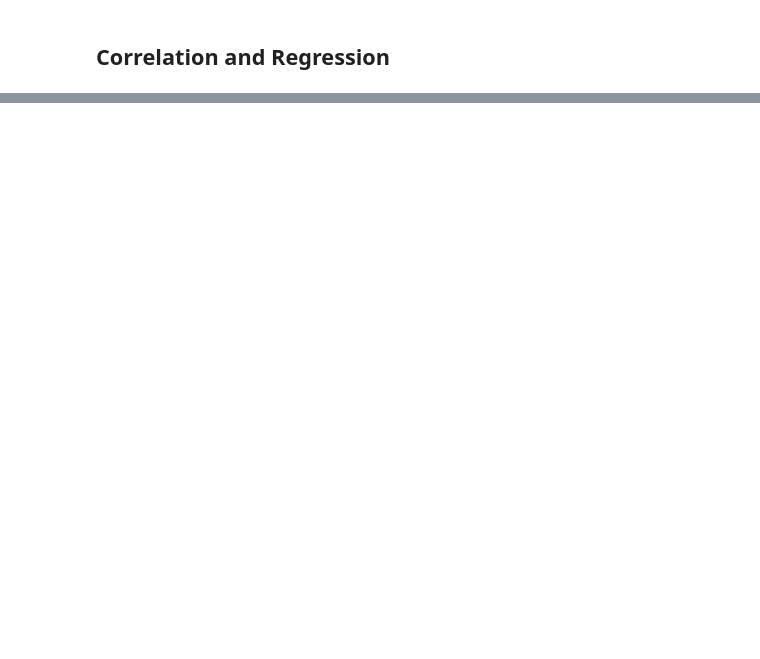
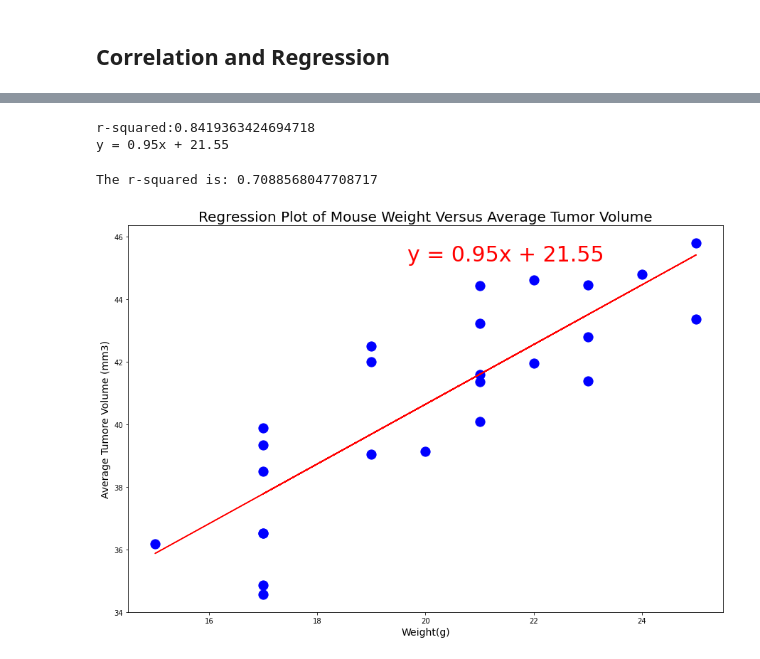
Before and after one commit to jpraasch/Matplotlib, a Jupyter notebook: Pymaceuticals/pymaceuticals_starter.ipynb, the cells around one changed output, grey strips where cells are left out. Drawn from its saved outputs; the diff is of its cells as text; code cells hidden in the pictures; blank space fills up the shorter version.

```diff
--- a/Pymaceuticals/pymaceuticals_starter.ipynb
+++ b/Pymaceuticals/pymaceuticals_starter.ipynb
@@ -377,0 +427,31 @@ plt.show()
+# %%
+#including r-squared with the regression line
+x_values = avg_cap_vol['Weight (g)']
+y_values = avg_cap_vol['Tumor Volume (mm3)']
+
+(slope, intercept, rvalue, pvalue, stderr) = linregress(x_values, y_values)
+regress_values = x_values * slope + intercept
+
+print(f"r-squared:{rvalue}")
+
+line_eq = "y = " + str(round(slope,2)) + "x + " + str(round(intercept,2))
+
+print(line_eq)
+# %% [output]
+r-squared:0.8419363424694718
+y = 0.95x + 21.55
+# %%
+fig1, ax1 = plt.subplots(figsize=(15, 10))
+plt.scatter(x_values,y_values,s=175, color="blue")
+plt.plot(x_values,regress_values,"r-")
+plt.title('Regression Plot of Mouse Weight Versus Average Tumor Volume',fontsize =20)
+plt.xlabel('Weight(g)',fontsize =14)
+plt.ylabel('Average Tumore Volume (mm3)',fontsize =14)
+ax1.annotate(line_eq, xy=(20, 40), xycoords='data',xytext=(0.8, 0.95), textcoords='axes fraction',horizontalalignment='right', verticalalignment='top',fontsize=30,color="red")
+
+print(f"The r-squared is: {rvalue**2}")
+
+plt.show()
+# %% [output]
+The r-squared is: 0.7088568047708717
+[figure, added]
```
Also changed, not shown: parts of 6 cells of this notebook.
